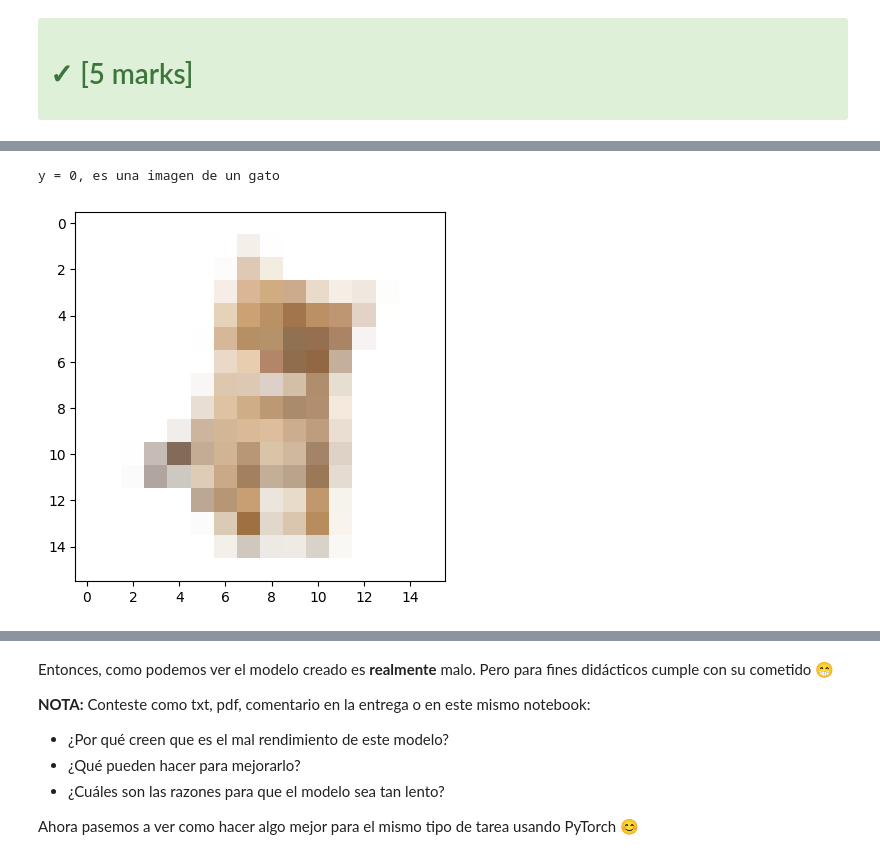
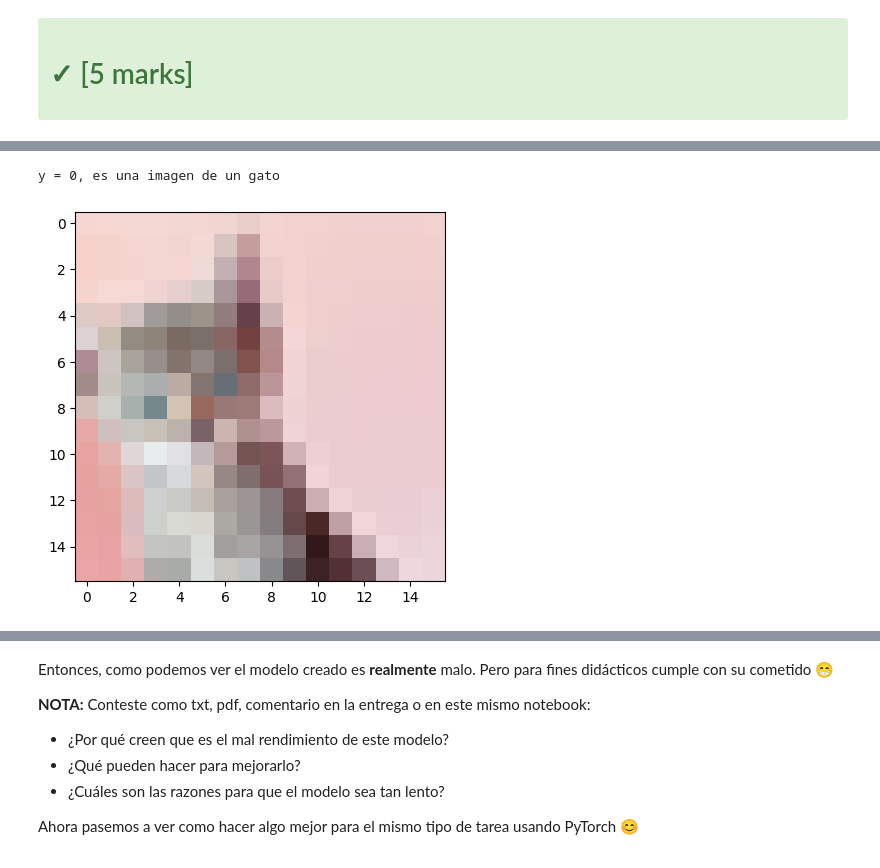
Before and after one commit to XaviAlvarado18/Deep_Learning-Lab02, a Jupyter notebook: lab2_dl.ipynb, the cells around one changed output, grey strips where cells are left out. Drawn from its saved outputs; the diff is of its cells as text; code cells hidden in the pictures.

```diff
--- a/lab2_dl.ipynb
+++ b/lab2_dl.ipynb
@@ -1046,12 +1046,12 @@ test_labels = test_labels.reshape((1, len(test_labels)))
 # %%
 # Ejemplo de una imagen
 # Sí, ahora se ve menos el pobre gatito :(
-index = 25
+index = 35
 plt.imshow(train_images[index])
 print ("y = " + str(train_labels[0][index]) + ", es una imagen de un " + 'gato' if train_labels[0][index]==0 else 'perro' +  "'.")
 # %% [output]
 y = 0, es una imagen de un gato
-[figure, old version]
+[figure, new version]
 # %%
 np.random.seed(seed_)
 
```
Also changed, not shown: parts of 6 cells of this notebook.
